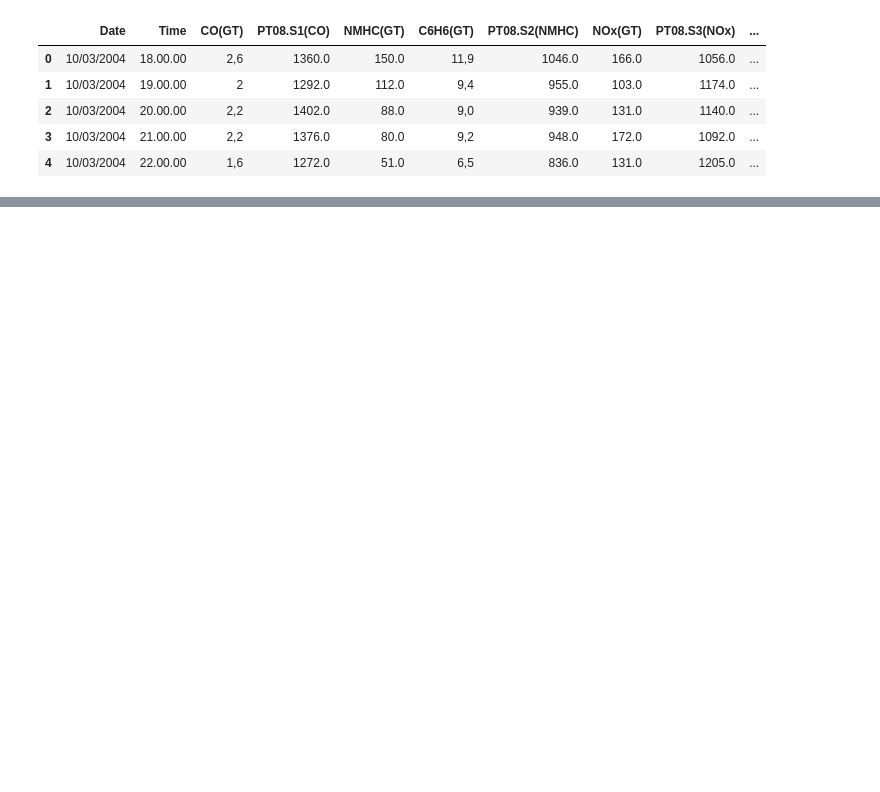
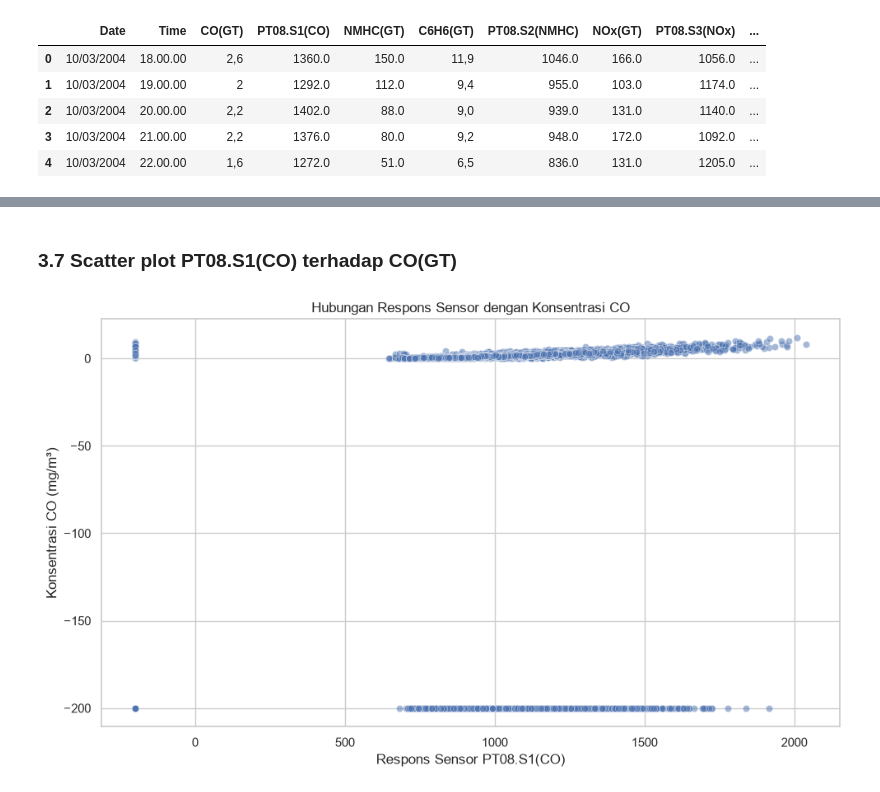
Before and after one commit to FiernazIngga/ProjekDataScience, a Jupyter notebook: main.ipynb, the cells around one changed output, grey strips where cells are left out. Saved outputs shown, nothing was run; the diff lists cells and outputs as text; code cells hidden in the pictures; blank space fills up the shorter version.

```diff
--- a/main.ipynb
+++ b/main.ipynb
@@ -24,0 +351,28 @@ df.head()
+# %% [markdown]
+### 3.7 Scatter plot PT08.S1(CO) terhadap CO(GT)
+# %%
+
+data_scatter = df[["PT08.S1(CO)", "CO(GT)"]].copy()
+
+for kol in data_scatter.columns:
+    data_scatter[kol] = pd.to_numeric(
+        data_scatter[kol].astype(str).str.replace(",", ".", regex=False),
+        errors="coerce"
+    )
+
+plt.figure(figsize=(10, 6))
+
+sns.scatterplot(
+    data=data_scatter,
+    x="PT08.S1(CO)",
+    y="CO(GT)",
+    alpha=0.5
+)
+
+plt.title("Hubungan Respons Sensor dengan Konsentrasi CO")
+plt.xlabel("Respons Sensor PT08.S1(CO)")
+plt.ylabel("Konsentrasi CO (mg/m³)")
+plt.tight_layout()
+plt.show()
+# %% [output]
+[figure, added]
```
Also changed, not shown: parts of 41 cells of this notebook.
